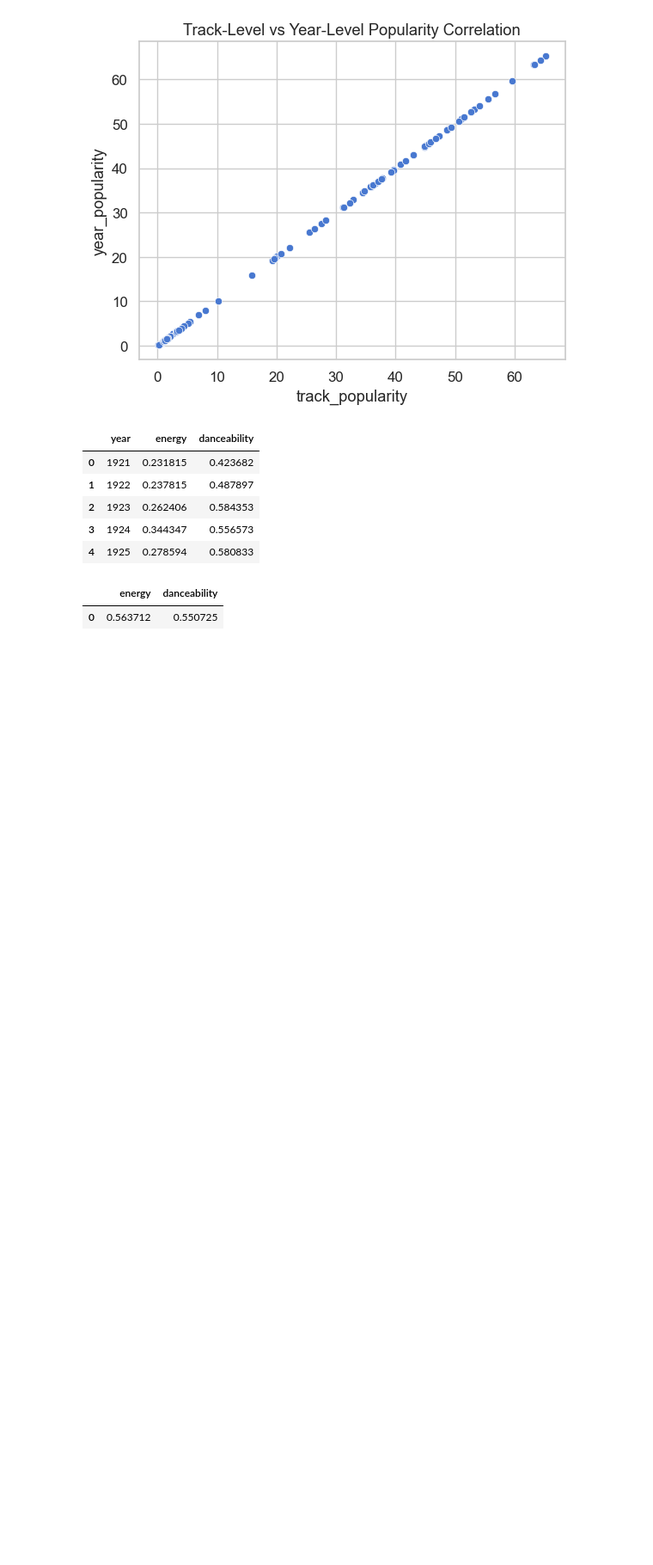
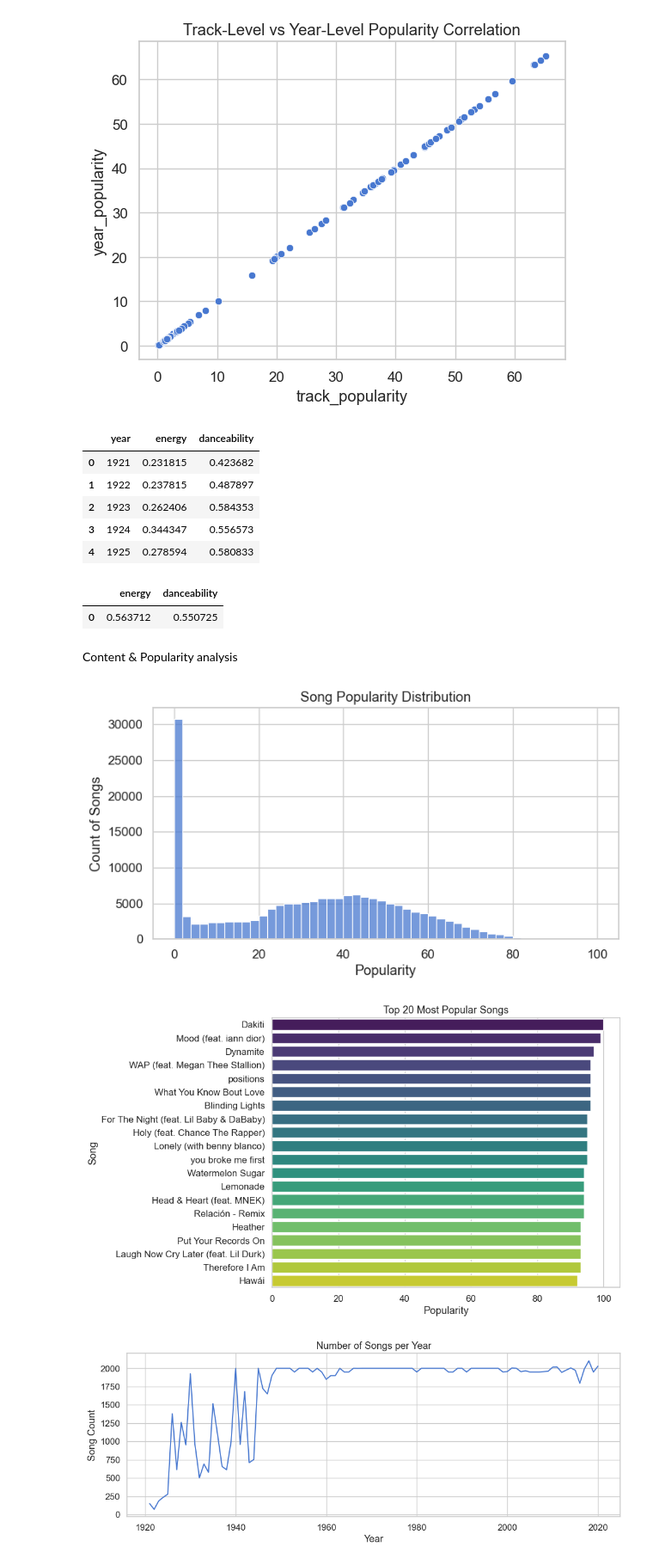
Before and after one commit to niteshhh001/Btech-proj, a Jupyter notebook: EDA.ipynb, the cells around one changed output. Shown at 86% size. Saved outputs shown, nothing was run; the diff lists cells and outputs as text; code cells hidden in the pictures; blank space fills up the shorter version.

```diff
--- a/EDA.ipynb
+++ b/EDA.ipynb
@@ -381,3 +408,41 @@ display(track_features.head(), genre_features)
 | 4 | 1925 | 0.278594 | 0.580833 |
 |  | energy | danceability |
 | 0 | 0.563712 | 0.550725 |
+# %% [markdown]
+Content & Popularity analysis
+# %%
+import matplotlib.pyplot as plt
+import seaborn as sns
+import pandas as pd
+import numpy as np
+
+# Popularity distribution
+plt.figure(figsize=(8,4))
+sns.histplot(data['popularity'], bins=50, kde=False)
+plt.title("Song Popularity Distribution")
+plt.xlabel("Popularity")
+plt.ylabel("Count of Songs")
+plt.show()
+
+# Top 20 most popular songs
+top20 = data.sort_values('popularity', ascending=False).head(20)
+plt.figure(figsize=(10,6))
+sns.barplot(y=top20['name'], x=top20['popularity'], palette='viridis')
+plt.title("Top 20 Most Popular Songs")
+plt.xlabel("Popularity")
+plt.ylabel("Song")
+plt.tight_layout()
+plt.show()
+
+# Yearly song counts
+year_counts = data['year'].value_counts().sort_index()
+plt.figure(figsize=(12,4))
+year_counts.plot()
+plt.title("Number of Songs per Year")
+plt.xlabel("Year")
+plt.ylabel("Song Count")
+plt.show()
+# %% [output]
+[figure, added]
+[figure, added]
+[figure, added]
```
Also changed, not shown: parts of 9 cells of this notebook.
